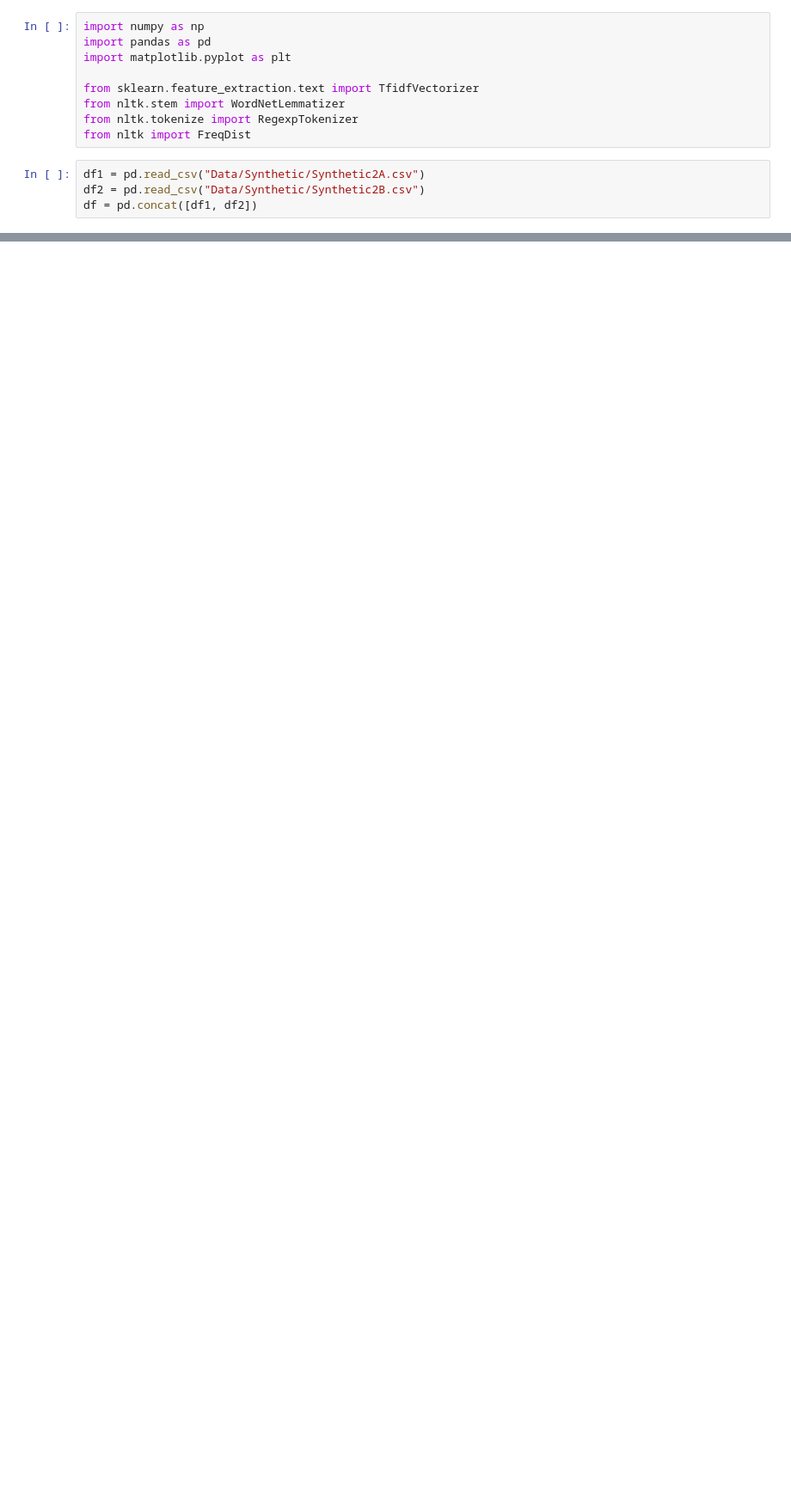
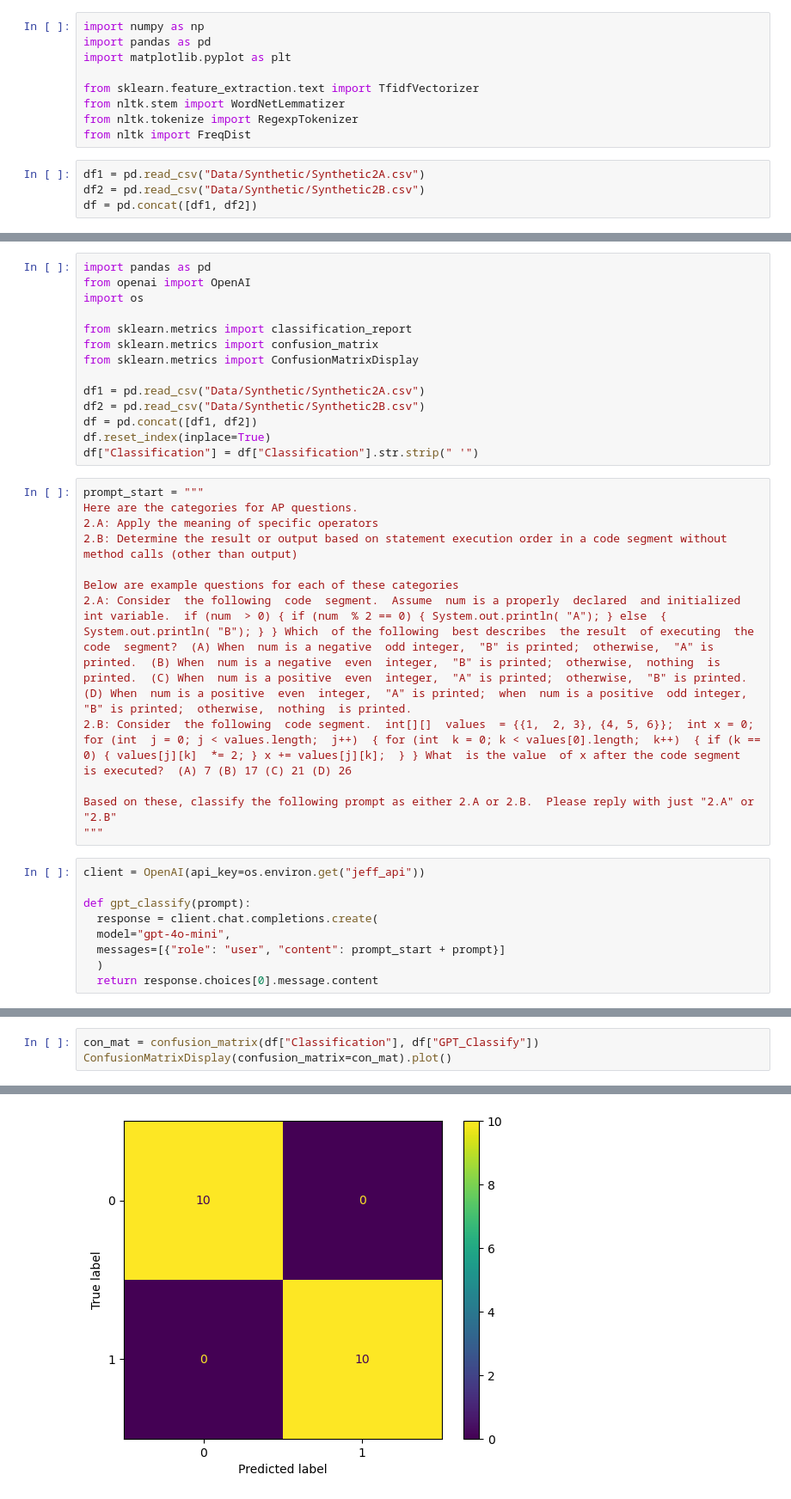
Before and after one commit to jgoett2/Phase5-Project, a Jupyter notebook: MVP.ipynb, the cells around one changed output, grey strips where cells are left out. Shown at 86% size. Cells and saved outputs as stored; diff of their text form; blank space fills up the shorter version.

```diff
--- a/MVP.ipynb
+++ b/MVP.ipynb
@@ -94 +139,36 @@ X = pd.DataFrame(result.toarray(), columns=tfidf.get_feature_names_out())
+# %%
+import pandas as pd
+from openai import OpenAI
+import os
+
+from sklearn.metrics import classification_report
+from sklearn.metrics import confusion_matrix
+from sklearn.metrics import ConfusionMatrixDisplay
+
+df1 = pd.read_csv("Data/Synthetic/Synthetic2A.csv")
+df2 = pd.read_csv("Data/Synthetic/Synthetic2B.csv")
+df = pd.concat([df1, df2])
+df.reset_index(inplace=True)
+df["Classification"] = df["Classification"].str.strip(" '")
+# %%
+prompt_start = """
+Here are the categories for AP questions.
+2.A: Apply the meaning of specific operators
+2.B: Determine the result or output based on statement execution order in a code segment without method calls (other than output)
+
+Below are example questions for each of these categories
+2.A: Consider  the following  code  segment.  Assume  num is a properly  declared  and initialized  int variable.  if (num  > 0) { if (num  % 2 == 0) { System.out.println( "A"); } else  { System.out.println( "B"); } } Which  of the following  best describes  the result  of executing  the code  segment?  (A) When  num is a negative  odd integer,  "B" is printed;  otherwise,  "A" is printed.  (B) When  num is a negative  even  integer,  "B" is printed;  otherwise,  nothing  is printed.  (C) When  num is a positive  even  integer,  "A" is printed;  otherwise,  "B" is printed.  (D) When  num is a positive  even  integer,  "A" is printed;  when  num is a positive  odd integer,  "B" is printed;  otherwise,  nothing  is printed.
+2.B: Consider  the following  code segment.  int[][]  values  = {{1,  2, 3}, {4, 5, 6}};  int x = 0; for (int  j = 0; j < values.length;  j++)  { for (int  k = 0; k < values[0].length;  k++)  { if (k == 0) { values[j][k]  *= 2; } x += values[j][k];  } } What  is the value  of x after the code segment  is executed?  (A) 7 (B) 17 (C) 21 (D) 26
+
+Based on these, classify the following prompt as either 2.A or 2.B.  Please reply with just "2.A" or "2.B"
+"""
+# %%
+client = OpenAI(api_key=os.environ.get("jeff_api"))
+
+def gpt_classify(prompt):
+  response = client.chat.completions.create(
+  model="gpt-4o-mini",
+  messages=[{"role": "user", "content": prompt_start + prompt}]
+  )
+  return response.choices[0].message.content
 # %%
@@ -142,0 +187,4 @@ weighted avg       1.00      1.00      1.00         5
+# %%
+con_mat = confusion_matrix(df["Classification"], df["GPT_Classify"])
+ConfusionMatrixDisplay(confusion_matrix=con_mat).plot()
+# %% [output]
@@ -142,0 +192 @@ weighted avg       1.00      1.00      1.00         5
+[figure, added]
```
Also changed, not shown: parts of 18 cells of this notebook.
